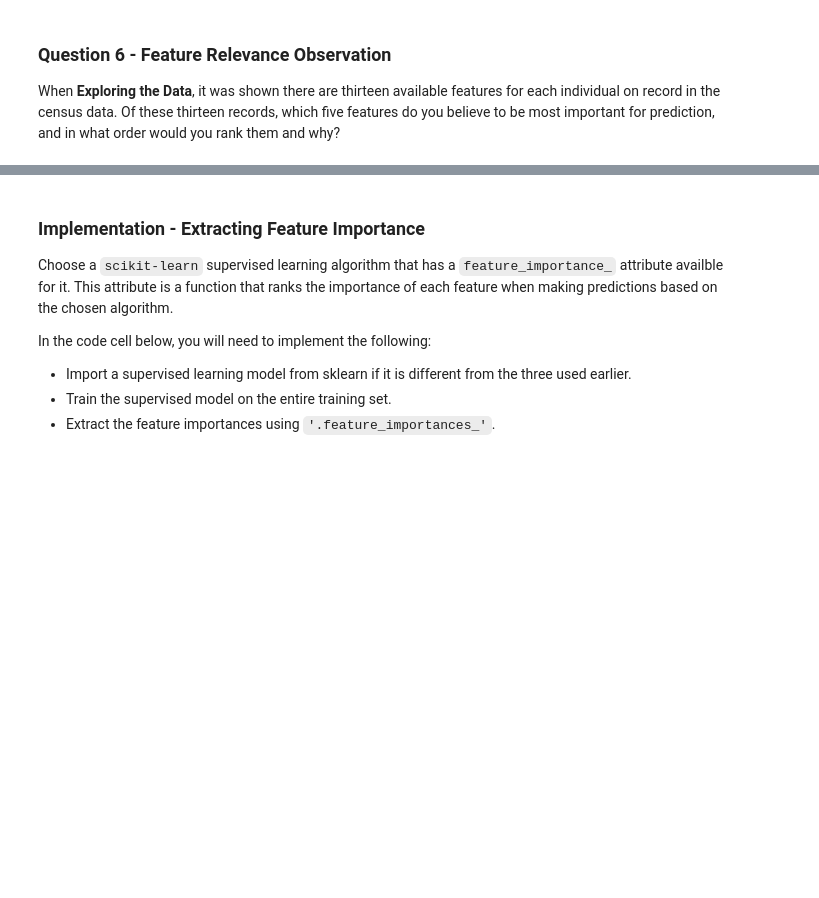
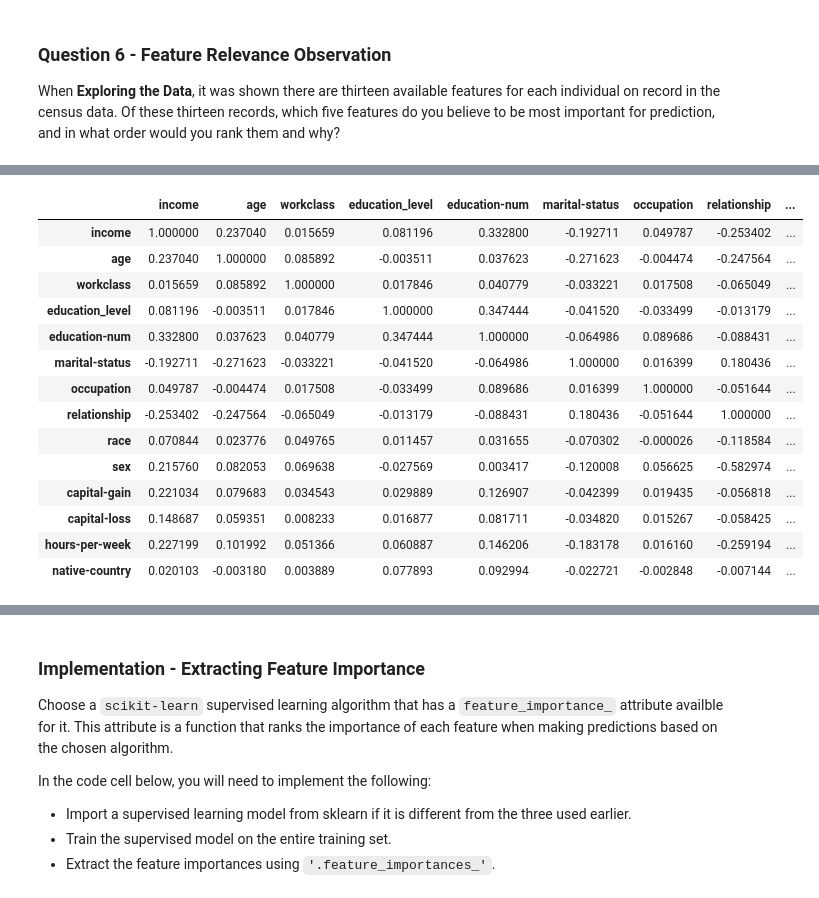
Before and after one commit to scpfoster/ML_Project1_SupervisedLearning, a Jupyter notebook: finding_donors.ipynb, the cells around one changed output, grey strips where cells are left out. Saved outputs shown, nothing was run; the diff lists cells and outputs as text; code cells hidden in the pictures; blank space fills up the shorter version.

```diff
--- a/finding_donors.ipynb
+++ b/finding_donors.ipynb
@@ -837,0 +884,4 @@ When **Exploring the Data**, it was shown there are thirteen available features
+# %%
+# do a quick correlation test between the various columns
+temp_data = data
+temp_data.head()
@@ -837,0 +895,14 @@ When **Exploring the Data**, it was shown there are thirteen available features
+# %%
+temp_data['workclass'] = temp_data['workclass'].astype('category').cat.codes
+temp_data['education_level'] = temp_data['education_level'].astype('category').cat.codes
+temp_data['marital-status'] = temp_data['marital-status'].astype('category').cat.codes
+temp_data['occupation'] = temp_data['occupation'].astype('category').cat.codes
+temp_data['relationship'] = temp_data['relationship'].astype('category').cat.codes
+temp_data['race'] = temp_data['race'].astype('category').cat.codes
+temp_data['sex'] = temp_data['sex'].astype('category').cat.codes
+temp_data['native-country'] = temp_data['native-country'].astype('category').cat.codes
+temp_data['income'] = temp_data['income'].astype('category').cat.codes
+temp_cols = temp_data.columns.tolist()
+temp_cols = temp_cols[-1:] + temp_cols[:-1]
+temp_data = temp_data[temp_cols]
+temp_data.head()
@@ -837,0 +916,18 @@ When **Exploring the Data**, it was shown there are thirteen available features
+# %%
+temp_data.corr()
+# %% [output]
+|  | income | age | workclass | education_level | education-num | marital-status | occupation | relationship | ... |
+| income | 1.000000 | 0.237040 | 0.015659 | 0.081196 | 0.332800 | -0.192711 | 0.049787 | -0.253402 | ... |
+| age | 0.237040 | 1.000000 | 0.085892 | -0.003511 | 0.037623 | -0.271623 | -0.004474 | -0.247564 | ... |
+| workclass | 0.015659 | 0.085892 | 1.000000 | 0.017846 | 0.040779 | -0.033221 | 0.017508 | -0.065049 | ... |
+| education_level | 0.081196 | -0.003511 | 0.017846 | 1.000000 | 0.347444 | -0.041520 | -0.033499 | -0.013179 | ... |
+| education-num | 0.332800 | 0.037623 | 0.040779 | 0.347444 | 1.000000 | -0.064986 | 0.089686 | -0.088431 | ... |
+| marital-status | -0.192711 | -0.271623 | -0.033221 | -0.041520 | -0.064986 | 1.000000 | 0.016399 | 0.180436 | ... |
+| occupation | 0.049787 | -0.004474 | 0.017508 | -0.033499 | 0.089686 | 0.016399 | 1.000000 | -0.051644 | ... |
+| relationship | -0.253402 | -0.247564 | -0.065049 | -0.013179 | -0.088431 | 0.180436 | -0.051644 | 1.000000 | ... |
+| race | 0.070844 | 0.023776 | 0.049765 | 0.011457 | 0.031655 | -0.070302 | -0.000026 | -0.118584 | ... |
+| sex | 0.215760 | 0.082053 | 0.069638 | -0.027569 | 0.003417 | -0.120008 | 0.056625 | -0.582974 | ... |
+| capital-gain | 0.221034 | 0.079683 | 0.034543 | 0.029889 | 0.126907 | -0.042399 | 0.019435 | -0.056818 | ... |
+| capital-loss | 0.148687 | 0.059351 | 0.008233 | 0.016877 | 0.081711 | -0.034820 | 0.015267 | -0.058425 | ... |
+| hours-per-week | 0.227199 | 0.101992 | 0.051366 | 0.060887 | 0.146206 | -0.183178 | 0.016160 | -0.259194 | ... |
+| native-country | 0.020103 | -0.003180 | 0.003889 | 0.077893 | 0.092994 | -0.022721 | -0.002848 | -0.007144 | ... |
```
Also changed, not shown: parts of 27 cells of this notebook, 2 other files.
